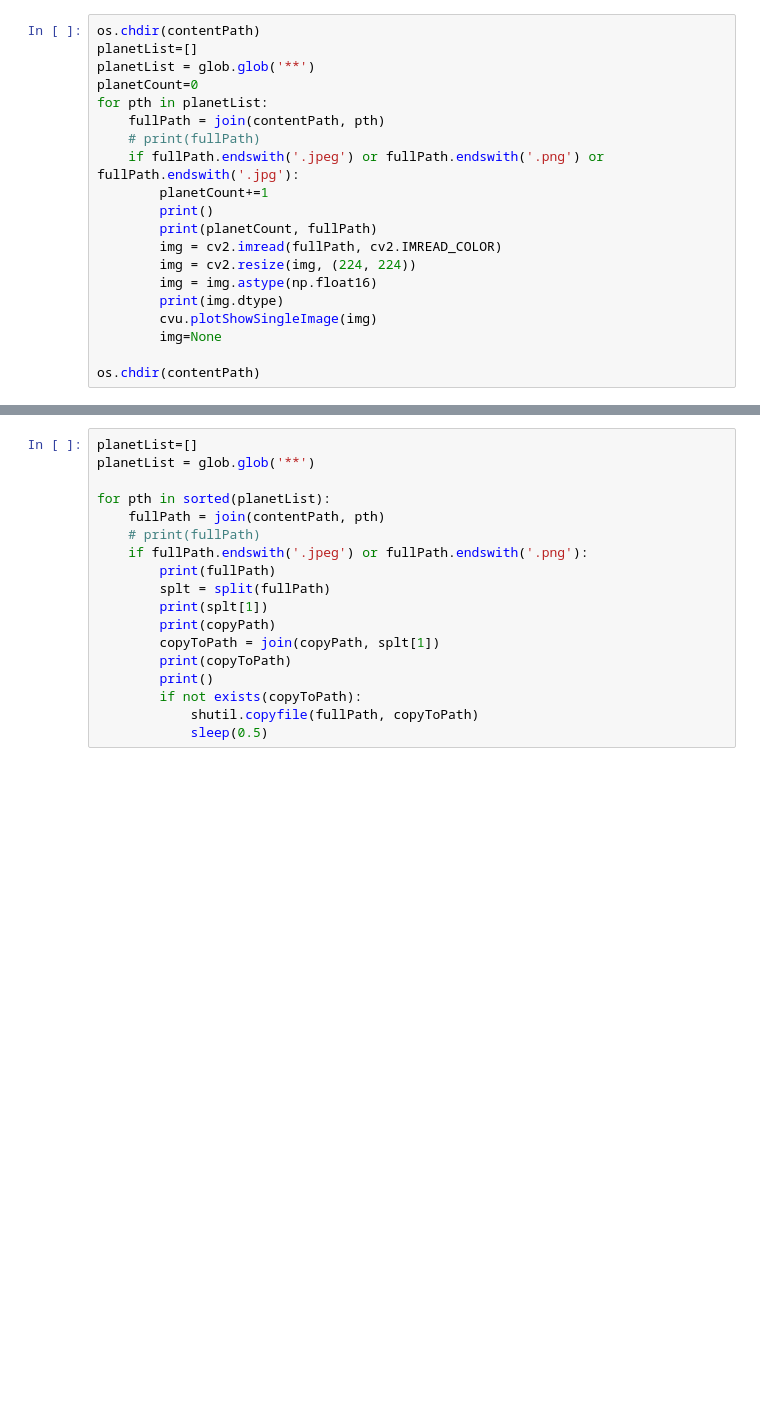
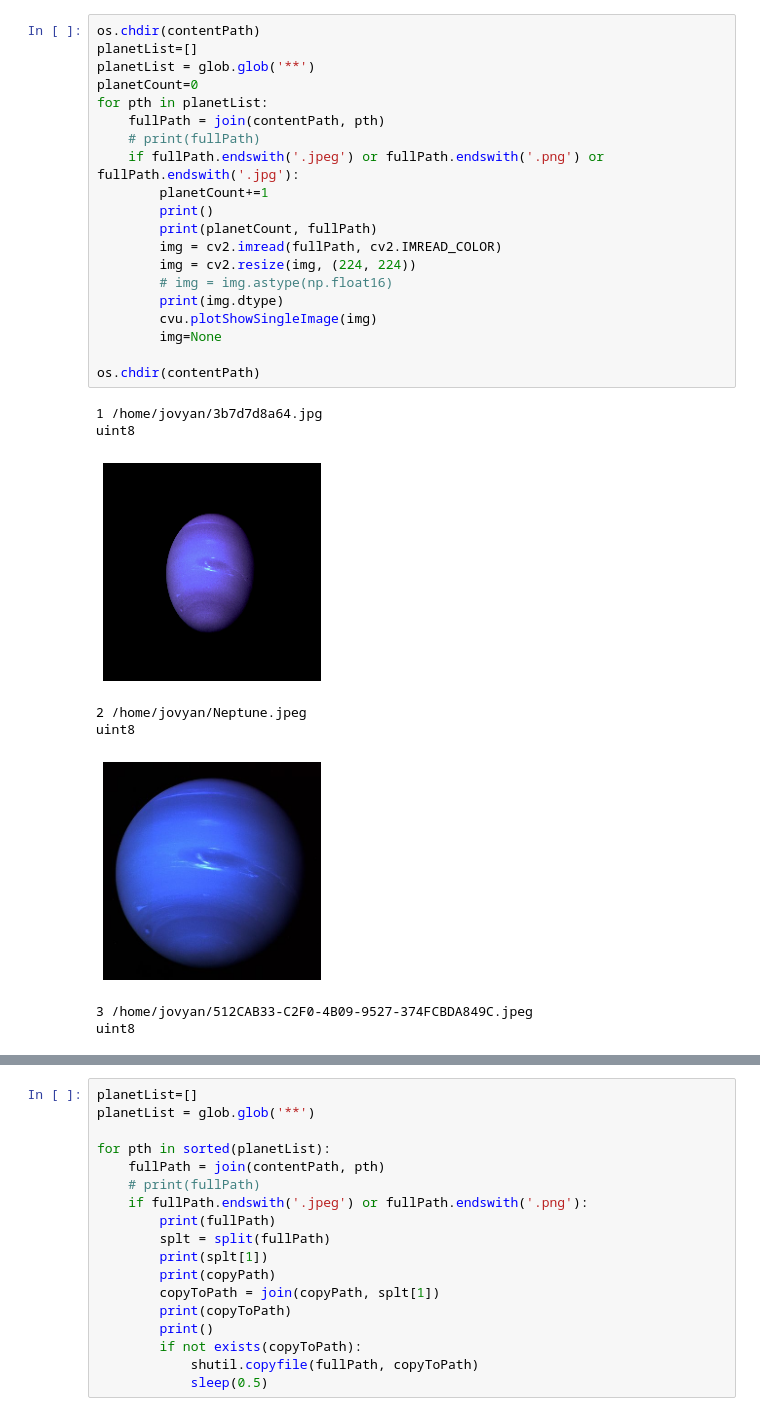
Before and after one commit to iypc-team/TFX, a Jupyter notebook: Process_Planets.ipynb, the cells around one changed output, grey strips where cells are left out. Drawn from its saved outputs; the diff is of its cells as text; blank space fills up the shorter version.

```diff
--- a/Process_Planets.ipynb
+++ b/Process_Planets.ipynb
@@ -24,20 +48,29 @@ else: print(f'{generatorPlanetPath} exists')
 # %%
 os.chdir(contentPath)
 planetList=[]
 planetList = glob.glob('**')
 planetCount=0
 for pth in planetList:
     fullPath = join(contentPath, pth)
     # print(fullPath)
     if fullPath.endswith('.jpeg') or fullPath.endswith('.png') or fullPath.endswith('.jpg'):
         planetCount+=1
         print()
         print(planetCount, fullPath)
         img = cv2.imread(fullPath, cv2.IMREAD_COLOR)
         img = cv2.resize(img, (224, 224))
-        img = img.astype(np.float16)
+        # img = img.astype(np.float16)
         print(img.dtype)
         cvu.plotShowSingleImage(img)
         img=None
 
 os.chdir(contentPath)
+# %% [output]
+1 /home/jovyan/3b7d7d8a64.jpg
+uint8
+[figure, added]
+2 /home/jovyan/Neptune.jpeg
+uint8
+[figure, added]
+3 /home/jovyan/512CAB33-C2F0-4B09-9527-374FCBDA849C.jpeg
+uint8
```
Also changed, not shown: parts of 3 cells of this notebook.
